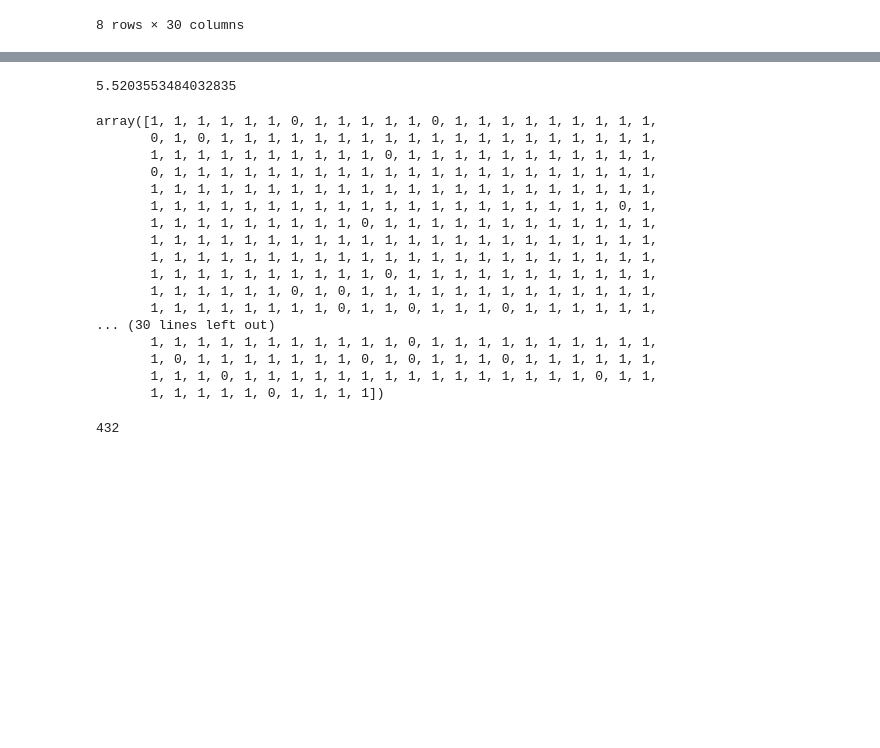
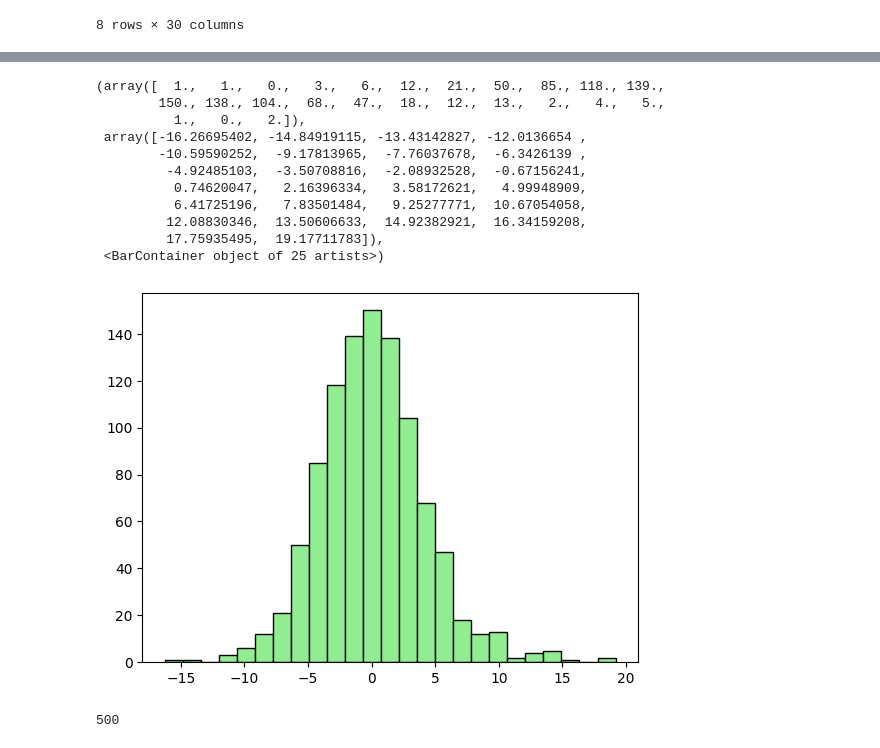
Before and after one commit to wilkdominik/Praca-licencjacka, a Jupyter notebook: Eksperyment koncowy/kody.ipynb, the cells around one changed output, grey strips where cells are left out. Cells and saved outputs as stored; diff of their text form; code cells hidden in the pictures; blank space fills up the shorter version.

```diff
--- a/Eksperyment koncowy/kody.ipynb
+++ b/Eksperyment koncowy/kody.ipynb
@@ -189,4 +189,0 @@ plt.hist(Y, bins=25, color='lightgreen', edgecolor='black')
-# %%
-np.median(Y)
-# %% [output]
-5.5203553484032835
@@ -195,30 +190,20 @@ Y1 = np.where(Y >= np.median(Y), 1, 0)
 # %%
 from scipy.special import expit
-Y_prawdopodobienstwo = expit(Y)
 
-Y2 = np.where(Y_prawdopodobienstwo >= 0.5, 1, 0)
+beta_0 = -np.median(Y)
+Z = Y + beta_0
-# %%
-Y2
-# %% [output]
-array([1, 1, 1, 1, 1, 1, 0, 1, 1, 1, 1, 1, 0, 1, 1, 1, 1, 1, 1, 1, 1, 1,
-       0, 1, 0, 1, 1, 1, 1, 1, 1, 1, 1, 1, 1, 1, 1, 1, 1, 1, 1, 1, 1, 1,
-       1, 1, 1, 1, 1, 1, 1, 1, 1, 1, 0, 1, 1, 1, 1, 1, 1, 1, 1, 1, 1, 1,
-       0, 1, 1, 1, 1, 1, 1, 1, 1, 1, 1, 1, 1, 1, 1, 1, 1, 1, 1, 1, 1, 1,
-       1, 1, 1, 1, 1, 1, 1, 1, 1, 1, 1, 1, 1, 1, 1, 1, 1, 1, 1, 1, 1, 1,
-       1, 1, 1, 1, 1, 1, 1, 1, 1, 1, 1, 1, 1, 1, 1, 1, 1, 1, 1, 1, 0, 1,
-       1, 1, 1, 1, 1, 1, 1, 1, 1, 0, 1, 1, 1, 1, 1, 1, 1, 1, 1, 1, 1, 1,
-       1, 1, 1, 1, 1, 1, 1, 1, 1, 1, 1, 1, 1, 1, 1, 1, 1, 1, 1, 1, 1, 1,
-       1, 1, 1, 1, 1, 1, 1, 1, 1, 1, 1, 1, 1, 1, 1, 1, 1, 1, 1, 1, 1, 1,
-       1, 1, 1, 1, 1, 1, 1, 1, 1, 1, 0, 1, 1, 1, 1, 1, 1, 1, 1, 1, 1, 1,
-       1, 1, 1, 1, 1, 1, 0, 1, 0, 1, 1, 1, 1, 1, 1, 1, 1, 1, 1, 1, 1, 1,
-       1, 1, 1, 1, 1, 1, 1, 1, 0, 1, 1, 0, 1, 1, 1, 0, 1, 1, 1, 1, 1, 1,
-... (30 lines left out)
-       1, 1, 1, 1, 1, 1, 1, 1, 1, 1, 1, 0, 1, 1, 1, 1, 1, 1, 1, 1, 1, 1,
-       1, 0, 1, 1, 1, 1, 1, 1, 1, 0, 1, 0, 1, 1, 1, 0, 1, 1, 1, 1, 1, 1,
-       1, 1, 1, 0, 1, 1, 1, 1, 1, 1, 1, 1, 1, 1, 1, 1, 1, 1, 1, 0, 1, 1,
-       1, 1, 1, 1, 1, 0, 1, 1, 1, 1])
-# %%
-roznice_df = df_istotne[Y1 != Y2]
-(Y1 != Y2).sum()
-# %% [output]
-432
+# %%
+plt.hist(Z, bins=25, color='lightgreen', edgecolor='black')
+# %% [output]
+(array([  1.,   1.,   0.,   3.,   6.,  12.,  21.,  50.,  85., 118., 139.,
+        150., 138., 104.,  68.,  47.,  18.,  12.,  13.,   2.,   4.,   5.,
+          1.,   0.,   2.]),
+ array([-16.26695402, -14.84919115, -13.43142827, -12.0136654 ,
+        -10.59590252,  -9.17813965,  -7.76037678,  -6.3426139 ,
+         -4.92485103,  -3.50708816,  -2.08932528,  -0.67156241,
+          0.74620047,   2.16396334,   3.58172621,   4.99948909,
+          6.41725196,   7.83501484,   9.25277771,  10.67054058,
+         12.08830346,  13.50606633,  14.92382921,  16.34159208,
+         17.75935495,  19.17711783]),
+ <BarContainer object of 25 artists>)
+[figure, added]
@@ -224,0 +213,4 @@ roznice_df = df_istotne[Y1 != Y2]
+# %%
+sum(Y_final)
+# %% [output]
+500
```
Also changed, not shown: parts of 46 cells of this notebook, 1 other file.
